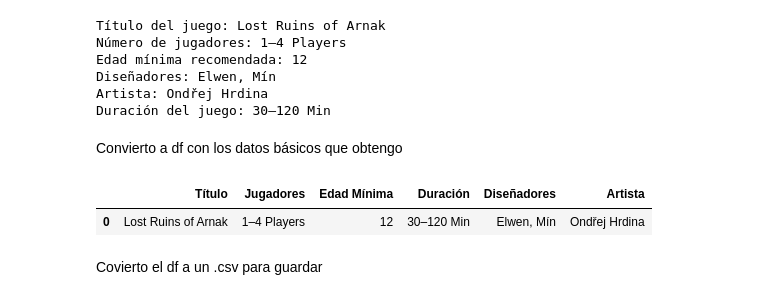
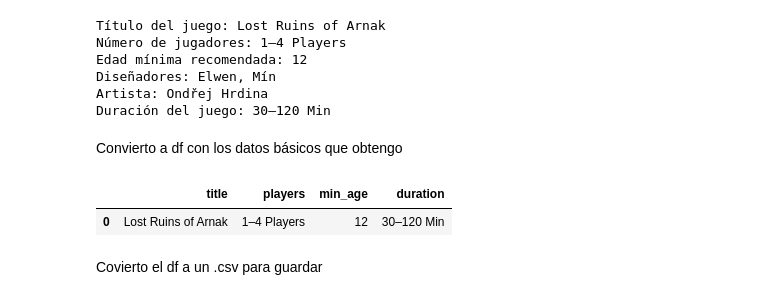
Before and after one commit to juanazorzolo/NLP-Zorzolo, a Jupyter notebook: TP_INDIVIDUAL_NLP.ipynb, the cells around one changed output. Cells and saved outputs as stored; diff of their text form; code cells hidden in the pictures.

```diff
--- a/TP_INDIVIDUAL_NLP.ipynb
+++ b/TP_INDIVIDUAL_NLP.ipynb
@@ -260,19 +295,19 @@ Duración del juego: 30–120 Min
 Convierto a df con los datos básicos que obtengo
 # %%
 ruinas = {
-    "Título": [title_game],
-    "Jugadores": [players_game],
-    "Edad Mínima": [min_age_game],
-    "Duración": [duration_game],
-    "Diseñadores": [designer_game],
-    "Artista": [artist_game]
+    "title": [title_game],
+    "players": [players_game],
+    "min_age": [min_age_game],
+    "duration": [duration_game],
+    #"designers": [designer_game],
+    #"artist": [artist_game]
 }
 
 df_ruinas = pd.DataFrame(ruinas)
 df_ruinas.head()
 # %% [output]
-|  | Título | Jugadores | Edad Mínima | Duración | Diseñadores | Artista |
-| 0 | Lost Ruins of Arnak | 1–4 Players | 12 | 30–120 Min | Elwen, Mín | Ondřej Hrdina |
+|  | title | players | min_age | duration |
+| 0 | Lost Ruins of Arnak | 1–4 Players | 12 | 30–120 Min |
 # %% [markdown]
 Covierto el df a un .csv para guardar
 # %%
```
Also changed, not shown: parts of 101 cells of this notebook.
